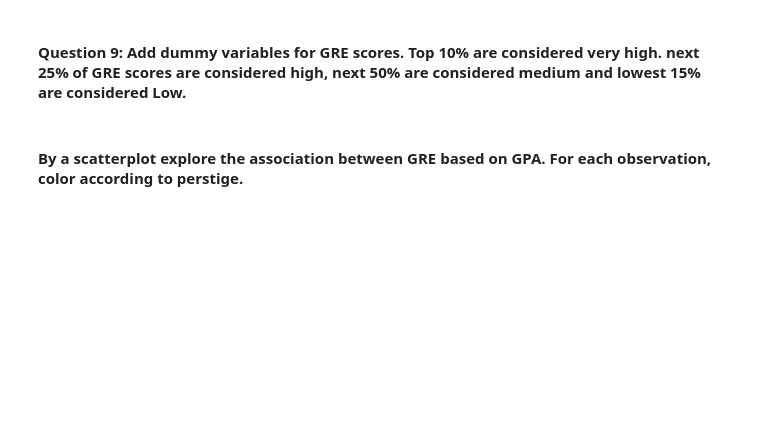
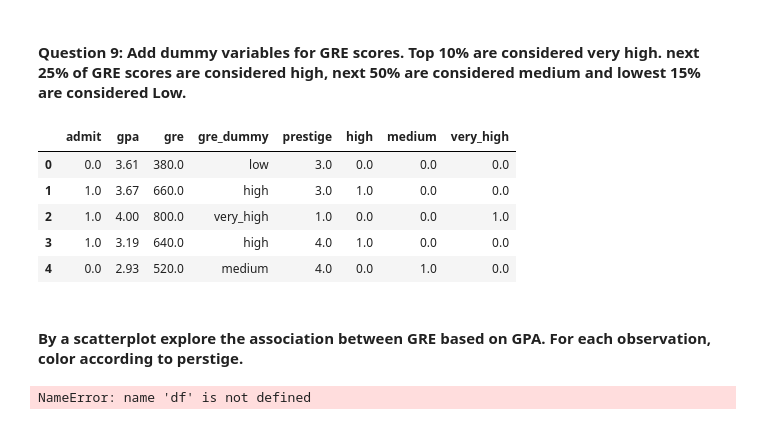
Before and after one commit to faryar88/DS-SF-24, a Jupyter notebook: HW Assignments/HW2/HW2-Starter-Code.ipynb, the cells around one changed output. Drawn from its saved outputs; the diff is of its cells as text; code cells hidden in the pictures; blank space fills up the shorter version.

```diff
--- a/HW Assignments/HW2/HW2-Starter-Code.ipynb
+++ b/HW Assignments/HW2/HW2-Starter-Code.ipynb
@@ -90,4 +98,36 @@ Answer:
 # %% [markdown]
 #### Question 9: Add dummy variables for GRE scores. Top 10% are considered very high. next 25% of GRE scores are considered high, next 50% are considered medium and lowest 15% are considered Low.
+# %%
+df_raw['gre_dummy'] = 'low'
+
+very_high = (df_raw.gre >= df_raw.gre.quantile(0.9))
+high = ((df_raw.gre < df_raw.gre.quantile(0.9)) & (df_raw.gre >= df_raw.gre.quantile(0.65)))
+medium = ((df_raw.gre < df_raw.gre.quantile(0.65)) & (df_raw.gre >= df_raw.gre.quantile(0.15)))
+
+df_raw.loc[very_high, 'gre_dummy'] = 'very_high'
+df_raw.loc[high, 'gre_dummy'] = 'high'
+df_raw.loc[medium, 'gre_dummy'] = 'medium'
+
+GREDummy = pd.get_dummies(df_raw.gre_dummy)
+del GREDummy['low']
+
+df_raw = pd.concat([df_raw, GREDummy],axis = 1)
+df_raw.head()
+# %% [output]
+|  | admit | gpa | gre | gre_dummy | prestige | high | medium | very_high |
+| 0 | 0.0 | 3.61 | 380.0 | low | 3.0 | 0.0 | 0.0 | 0.0 |
+| 1 | 1.0 | 3.67 | 660.0 | high | 3.0 | 1.0 | 0.0 | 0.0 |
+| 2 | 1.0 | 4.00 | 800.0 | very_high | 1.0 | 0.0 | 0.0 | 1.0 |
+| 3 | 1.0 | 3.19 | 640.0 | high | 4.0 | 1.0 | 0.0 | 0.0 |
+| 4 | 0.0 | 2.93 | 520.0 | medium | 4.0 | 0.0 | 1.0 | 0.0 |
 # %% [markdown]
 #### By a scatterplot explore the association between GRE based on GPA. For each observation, color according to perstige.
+# %%
+plt.scatter(df_raw.gre[df.prestige == 1], df_raw.gpa[df.prestige == 1], color = 'r', label = 'Prestige 1')
+plt.scatter(df_raw.gre[df.prestige == 2], df_raw.gpa[df.prestige == 2], color = 'b', label = 'Prestige 2')
+plt.scatter(df.gre[df.prestige == 3], df.gpa[df.prestige == 3], color = 'y', label = 'Prestige 3')
+plt.scatter(df.gre[df.prestige == 4], df.gpa[df.prestige == 4], color = 'g', label = 'Prestige 4')
+
+plt.show()
+# %% [output]
+NameError: name 'df' is not defined
```
Also changed, not shown: parts of 6 cells of this notebook.
